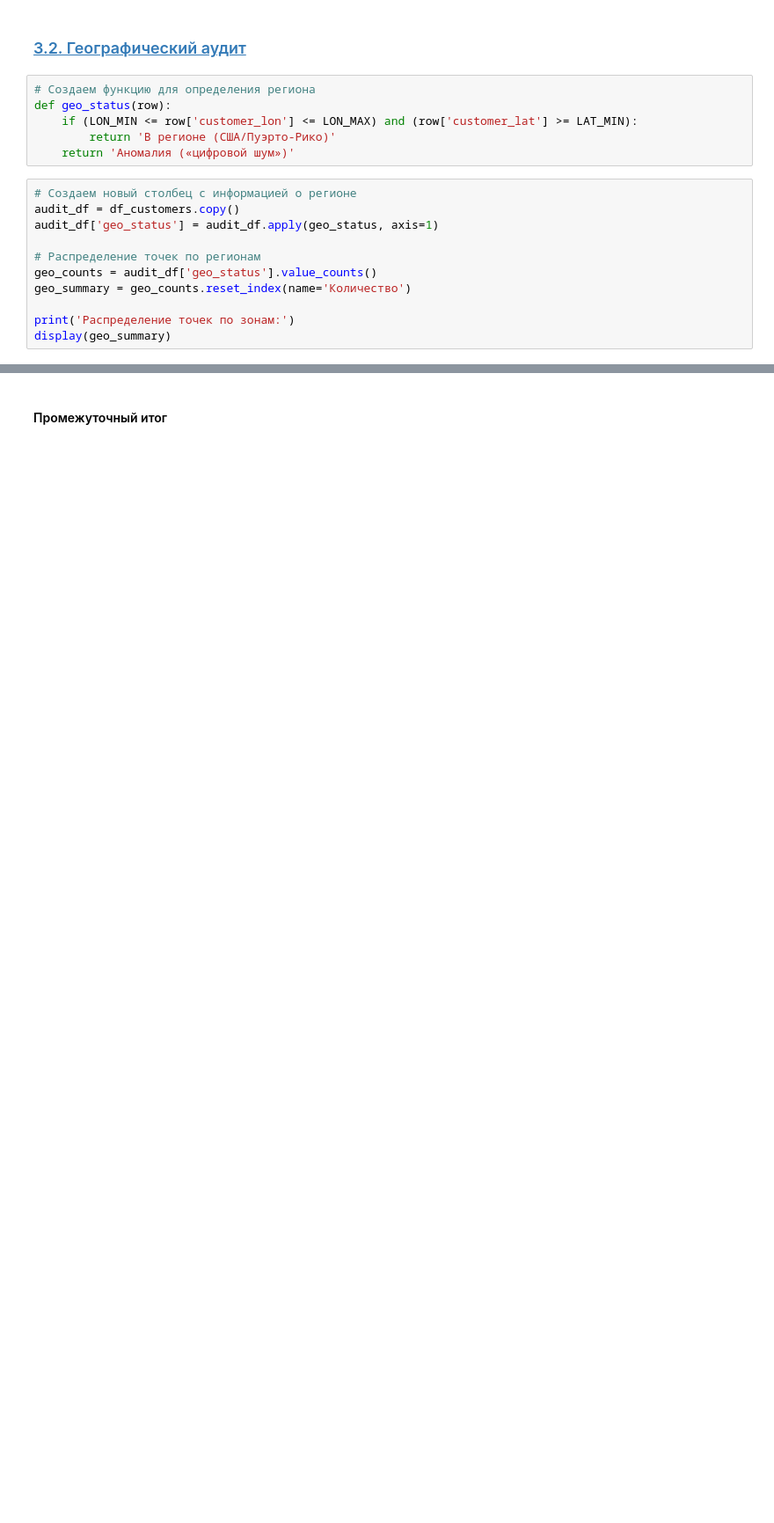
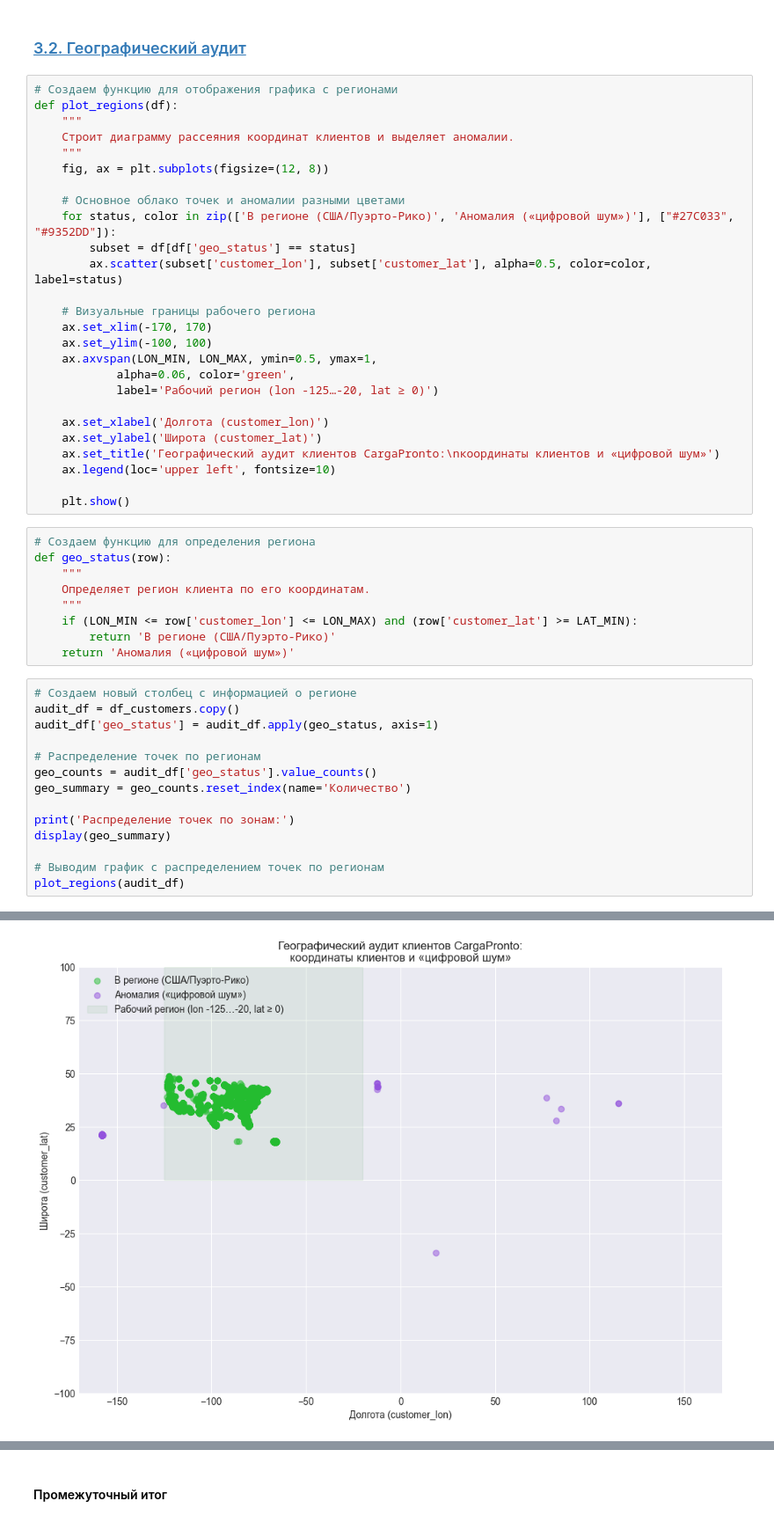
Before and after one commit to MEYakunin/Sprint18_Delivery_Delay_Prediction, a Jupyter notebook: Sprint18_Delivery_Delay_Prediction_Yakunin_Mikl.ipynb, the cells around one changed output, grey strips where cells are left out. Shown at 88% size. Cells and saved outputs as stored; diff of their text form; blank space fills up the shorter version.

```diff
--- a/Sprint18_Delivery_Delay_Prediction_Yakunin_Mikl.ipynb
+++ b/Sprint18_Delivery_Delay_Prediction_Yakunin_Mikl.ipynb
@@ -497,25 +497,58 @@ plt.show()
 3. Выбранная метрика `ROC-AUC` устойчива к такому смещению и корректно оценивает способность модели ранжировать заказы по риску, что соответствует бизнес-задаче `CargaPronto`.
 # %% [markdown]
 ### [3.2. Географический аудит](#content)<a id="3_2"></a>
+# %%
+# Создаем функцию для отображения графика с регионами
+def plot_regions(df):
+    """
+    Строит диаграмму рассеяния координат клиентов и выделяет аномалии.
+    """
+    fig, ax = plt.subplots(figsize=(12, 8))
+
+    # Основное облако точек и аномалии разными цветами
+    for status, color in zip(['В регионе (США/Пуэрто-Рико)', 'Аномалия («цифровой шум»)'], ["#27C033", "#9352DD"]):
+        subset = df[df['geo_status'] == status]
+        ax.scatter(subset['customer_lon'], subset['customer_lat'], alpha=0.5, color=color, label=status)
+
+    # Визуальные границы рабочего региона
+    ax.set_xlim(-170, 170)
+    ax.set_ylim(-100, 100)
+    ax.axvspan(LON_MIN, LON_MAX, ymin=0.5, ymax=1,
+            alpha=0.06, color='green',
+            label='Рабочий регион (lon -125…-20, lat ≥ 0)')
+
+    ax.set_xlabel('Долгота (customer_lon)')
+    ax.set_ylabel('Широта (customer_lat)')
+    ax.set_title('Географический аудит клиентов CargaPronto:\nкоординаты клиентов и «цифровой шум»')
+    ax.legend(loc='upper left', fontsize=10)
+
+    plt.show()
 # %%
 # Создаем функцию для определения региона
 def geo_status(row):
+    """
+    Определяет регион клиента по его координатам.
+    """
     if (LON_MIN <= row['customer_lon'] <= LON_MAX) and (row['customer_lat'] >= LAT_MIN):
         return 'В регионе (США/Пуэрто-Рико)'
     return 'Аномалия («цифровой шум»)'
 # %%
 # Создаем новый столбец с информацией о регионе
 audit_df = df_customers.copy()
 audit_df['geo_status'] = audit_df.apply(geo_status, axis=1)
 
 # Распределение точек по регионам
 geo_counts = audit_df['geo_status'].value_counts()
 geo_summary = geo_counts.reset_index(name='Количество')
 
 print('Распределение точек по зонам:')
 display(geo_summary)
+
+# Выводим график с распределением точек по регионам
+plot_regions(audit_df)
 # %% [output]
 Распределение точек по зонам:
 |  | geo_status | Количество |
 | 0 | В регионе (США/Пуэрто-Рико) | 20480 |
 | 1 | Аномалия («цифровой шум») | 156 |
+[figure, added]
```
Also changed, not shown: parts of 6 cells of this notebook.
